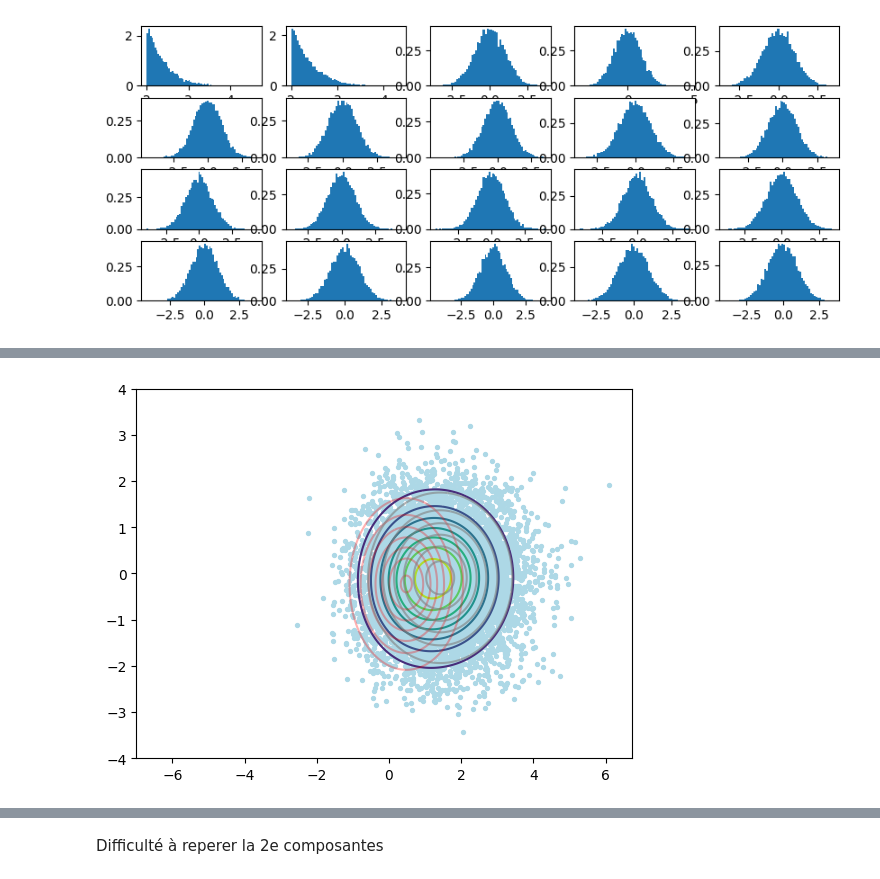
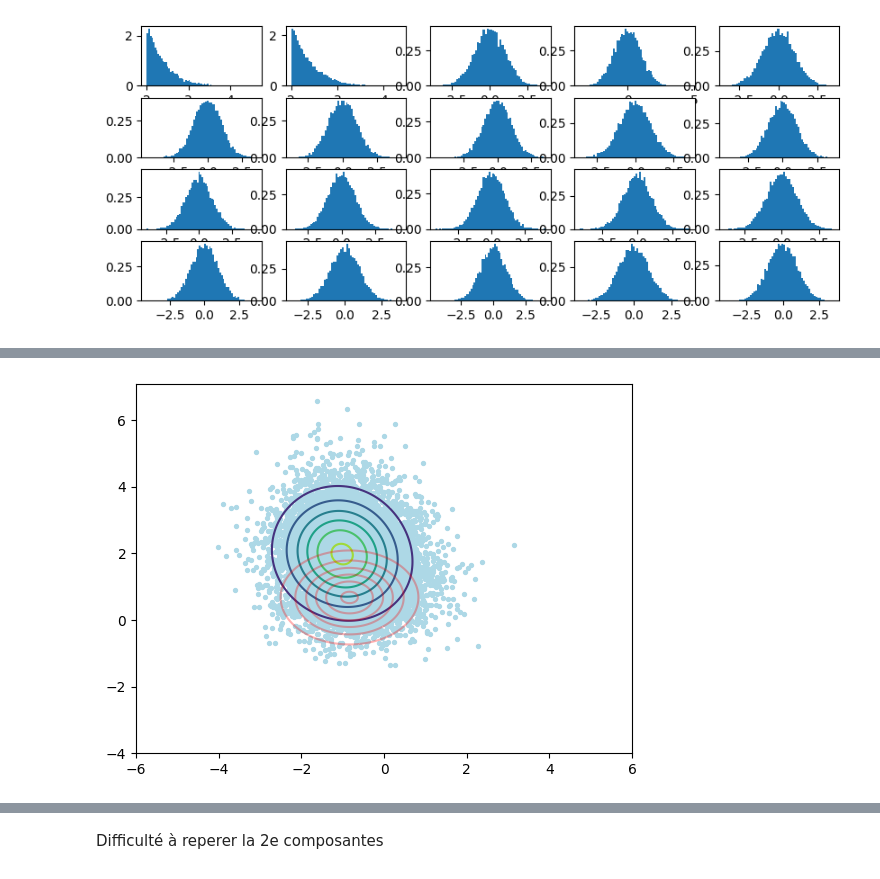
Before and after one commit to imn167/VAE_SS, a Jupyter notebook: GoM_test.ipynb, the cells around one changed output, grey strips where cells are left out. Drawn from its saved outputs; the diff is of its cells as text; code cells hidden in the pictures.

```diff
--- a/GoM_test.ipynb
+++ b/GoM_test.ipynb
@@ -185,12 +24,12 @@ for i in range(d):
 # %% [output]
 [figure]
 # %%
-encoder = Encoder(d,2)
-decoder = Decoder(d,2)
-mixture = MoGPrior(2,2)
+encoder = Encoder(d,2, True)
+decoder = Decoder(d,2, True)
+mixture = MoGPrior(2,6)
 vae = VAE(encoder, decoder, mixture)
 vae.compile(optimizer= tf.keras.optimizers.Adam(learning_rate= 0.001))
-history = vae.fit(one_mode,epochs=100,
+history = vae.fit(one_mode,epochs=110,
     batch_size=100,
     shuffle=True)
 # %% [output]
@@ -248,20 +97,22 @@ plt.scatter(samples[:,0], samples[:,1], s=8)
 # %%
-X, Y = np.meshgrid(np.linspace(-7,5, 1000), np.linspace(-4,4, 1000))
+X, Y = np.meshgrid(np.linspace(-6,6, 1000), np.linspace(-4,6, 1000))
 pos = np.dstack((X,Y))
 from scipy.stats import multivariate_normal
 rv1  = multivariate_normal(mixture.means[0], np.diag(tf.exp(mixture.logvars[0]*0.5)))
 rv2  = multivariate_normal(mixture.means[1], np.diag(tf.exp(mixture.logvars[1]*0.5)))
-#rv3  = multivariate_normal(mixture.means[2], np.diag(tf.exp(mixture.logvars[2]*0.5)))
+rv3  = multivariate_normal(mixture.means[2], np.diag(tf.exp(mixture.logvars[2]*0.5)))
 
 Z    = rv1.pdf(pos) * weights[0,0] + rv2.pdf(pos) * weights[0,1] #+ rv3.pdf(pos) * weights[0,2]
 
 plt.contour(X, Y, Z)
-plt.contour(X,Y, rv2.pdf(pos), colors = 'red', alpha = .3)
-plt.contour(X,Y, rv1.pdf(pos), colors = 'gray', alpha = .6)
+#plt.contour(X,Y, rv2.pdf(pos), colors = 'red', alpha = .3)
+#plt.contour(X,Y, rv1.pdf(pos), colors = 'red', alpha = .3)
+plt.contour(X,Y, rv3.pdf(pos), colors = 'red', alpha = .3)
+
 _,_, z = encoder(one_mode)
 plt.scatter(z[:, 0],z[:,1], s=8, c = 'lightblue');
 # %% [output]
-[figure, old version]
+[figure, new version]
 # %%
 _,_, z = encoder(one_mode)
 mean_x, log_var_x = decoder(z) #we get each mean and log variance of the several distribution then we sample from it
```
Also changed, not shown: parts of 42 cells of this notebook, 1 other file.
